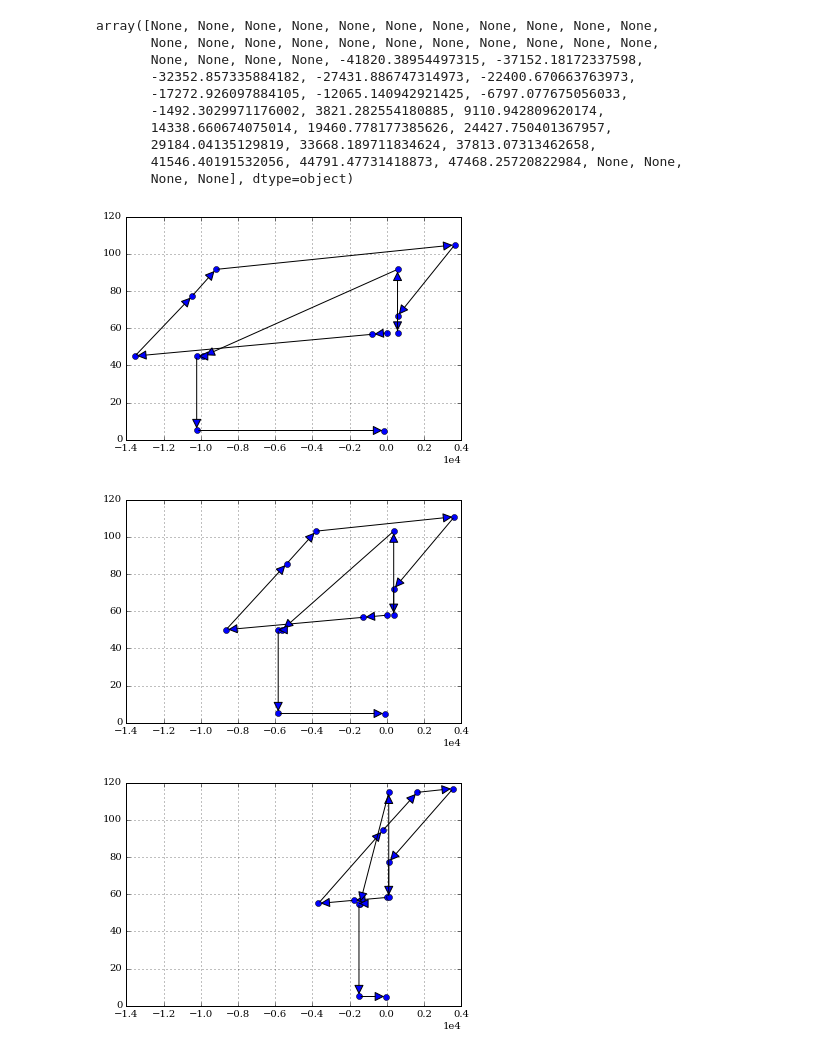
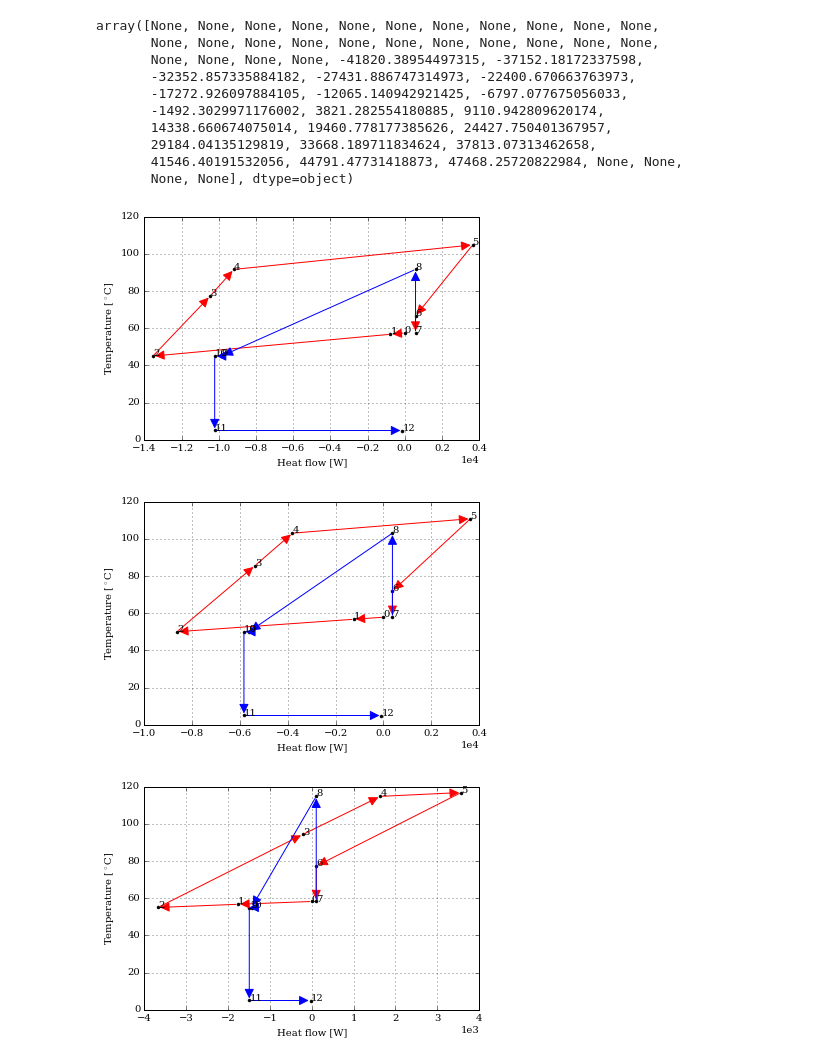
Before and after one commit to nfette/openACHP, a Jupyter notebook: src/compare_libr_props.ipynb, the cells around one changed output. Drawn from its saved outputs; the diff is of its cells as text; code cells hidden in the pictures.

Commit message:
Heat exchange
New functionality for computing UA from Q given a couple of streams in
counterflow. To go with that, implemented a stream class for LiBr vapor
generator.

```diff
--- a/src/compare_libr_props.ipynb
+++ b/src/compare_libr_props.ipynb
@@ -201,13 +202,13 @@ string                         0            none
 ------------------------  ----------------  -----
 # %%
 #fig = plt.figure(figsize=(8,5))
-x=np.linspace(0.5,0.7)
+x=np.linspace(0.5,0.8)
 fix, ax = plt.subplots(1, figsize=(8,5))
 plt.xlabel("LiBr mass fraction, $x$ [kg/kg]")
 plt.ylabel("Solution enthalpy, $h_{{solution}}$ [J/kg]")
 ax.ticklabel_format(axis='y', style = 'sci', scilimits=(-2,2), useOffset=False)
 def _crop(h):
-    if h < 0 or h > 3e5:
+    if h < 0 or h > 3.5e5:
         return np.nan
     return h
 crop = np.vectorize(_crop)
@@ -256,8 +257,8 @@ for ch,c in zip([chiller,chiller2,chiller3],['b','g','r']):
 ax.annotate('Absorber',(0.6,1e5))
 ax.annotate('Desorber',(0.6,2.6e5))
 
-plt.ylim([0,3e5])
-plt.xlim([0.5,0.7])
+plt.ylim([0,3.5e5])
+plt.xlim([0.4,0.8])
 ax.legend(loc='lower right')
 # For word, export svg and convert with inkscape
 plt.savefig('../img/compare_libr_props.fig3.svg')
@@ -334,15 +335,23 @@ array([None, None, None, None, None, None, None, None, None, None, None,
 # %%
 for ch,c in zip([chiller,chiller2,chiller3],['b','g','r']):
     Q,T = ch.getHeatCurve()
-    plt.plot(Q,T,'o')
+    plt.plot(Q[0:7],T[0:7],'k.')
+    plt.plot(Q[7:],T[7:],'k.')
+    plt.xlabel('Heat flow [W]')
+    plt.ylabel('Temperature [$^\circ$C]')
     for i in range(len(Q)-1):
         plt.annotate("",(Q[i+1],T[i+1]),(Q[i],T[i]),
-            arrowprops=dict(arrowstyle="-|>"),size=20)
+            arrowprops=dict(arrowstyle="-|>",color='r' if i < 7 else 'b'),
+            size=20)
+        plt.annotate(i,(Q[i],T[i]))
+    i += 1
+    plt.annotate(i,(Q[i],T[i]))
     plt.gca().ticklabel_format(style='sci',scilimits=(-2,3),axis='both')
     plt.grid(True)
-    plt.xlim([-1.4e4,0.4e4])
+    #plt.xlim([-1.4e4,0.4e4])
+    #plt.savefig("../img/heat_curve{}.svg".format(c))
     plt.show()
 # %% [output]
-[figure, old version]
+[figure, new version]
-[figure, old version]
+[figure, new version]
-[figure, old version]
+[figure, new version]
```
Also changed, not shown: parts of 12 cells of this notebook, 13 other files.
